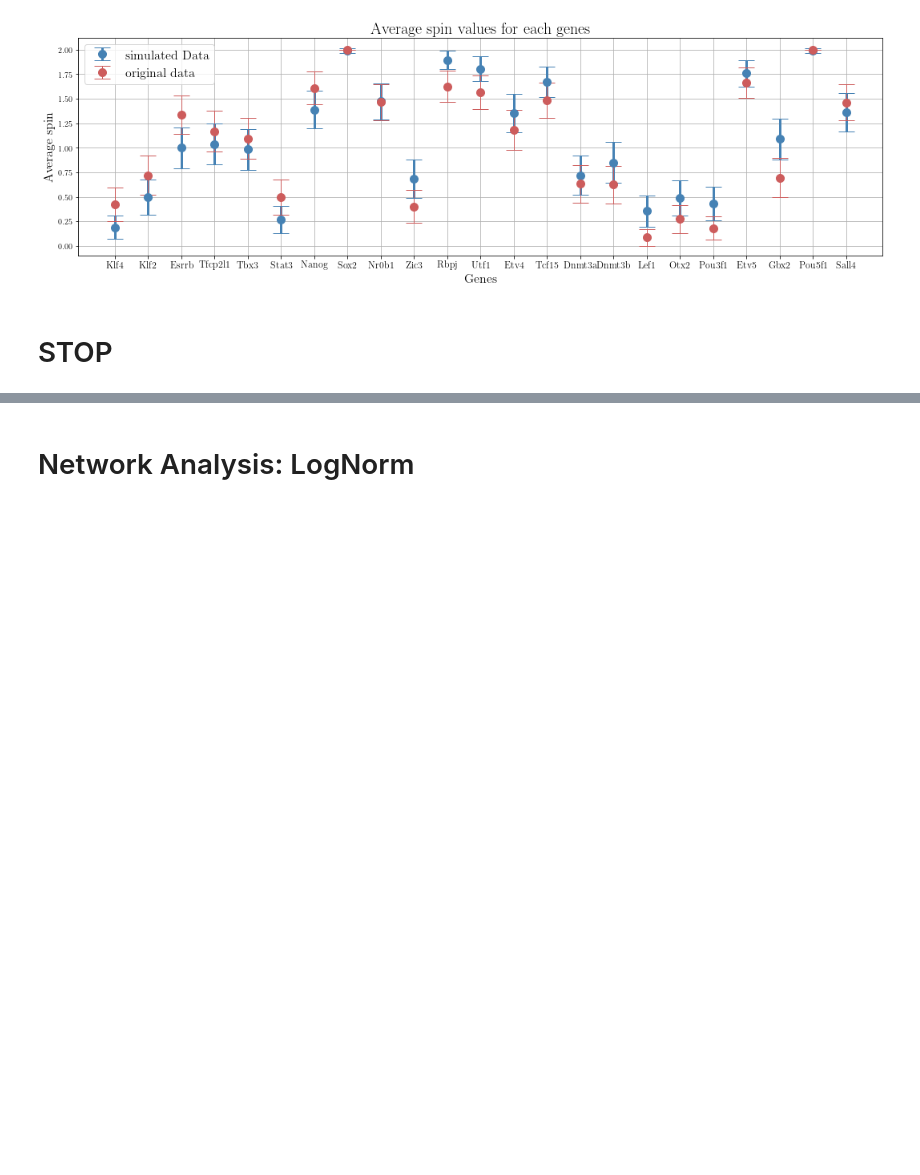
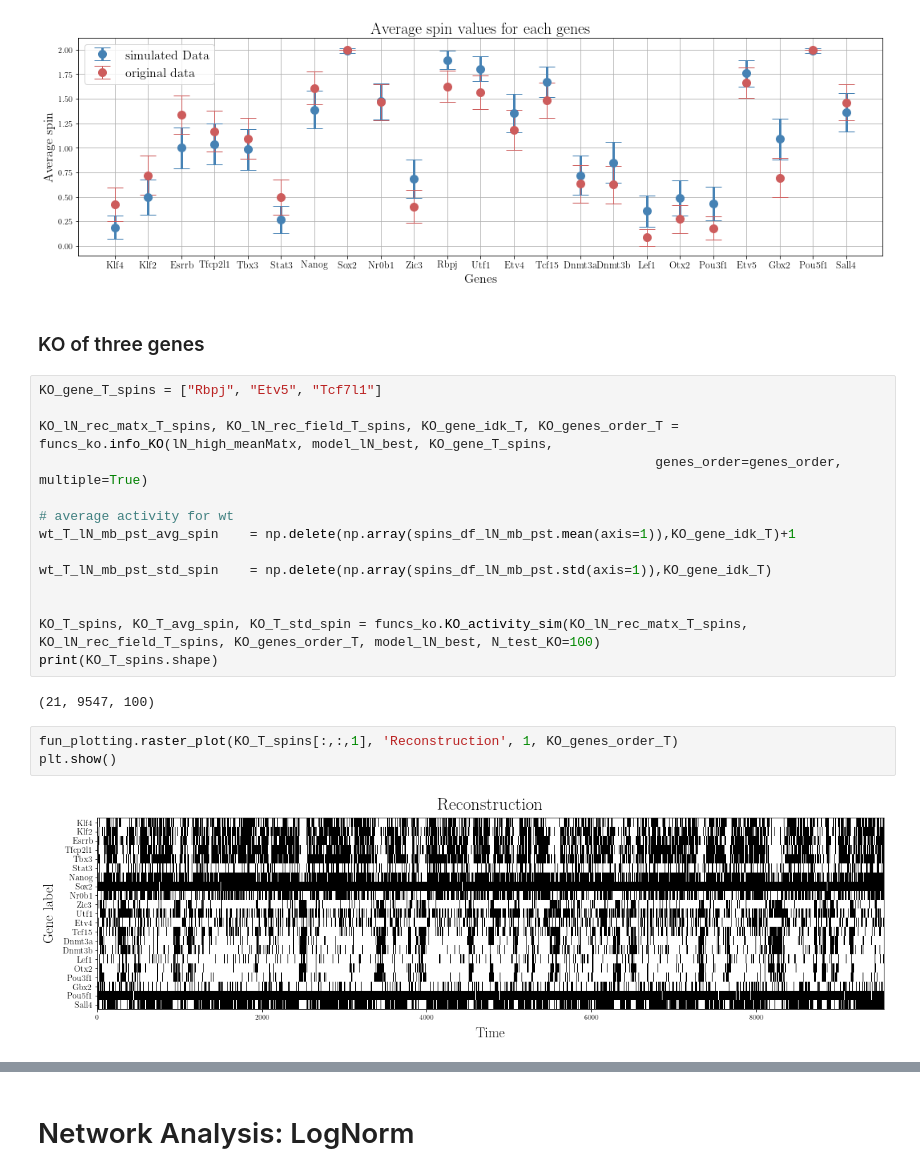
Before and after one commit to CleliaCorridori/GRN_Inference_CODE, a Jupyter notebook: Models_Evaluation.ipynb, the cells around one changed output, grey strips where cells are left out. Cells and saved outputs as stored; diff of their text form; blank space fills up the shorter version.

```diff
--- a/Models_Evaluation.ipynb
+++ b/Models_Evaluation.ipynb
@@ -894,5 +936,26 @@ funcs_ko.KO_plots_oneSim(model_lN_best,KO_lN_rec_matx, KO_lN_rec_field, KO_genes
                 raster=False, avg=True)
 # %% [output]
 [figure]
-# %% [markdown]
-# STOP
+# %% [markdown]
+### KO of three genes
+# %%
+KO_gene_T_spins = ["Rbpj", "Etv5", "Tcf7l1"]
+
+KO_lN_rec_matx_T_spins, KO_lN_rec_field_T_spins, KO_gene_idk_T, KO_genes_order_T = funcs_ko.info_KO(lN_high_meanMatx, model_lN_best, KO_gene_T_spins,
+                                                                               genes_order=genes_order, multiple=True)
+
+# average activity for wt
+wt_T_lN_mb_pst_avg_spin    = np.delete(np.array(spins_df_lN_mb_pst.mean(axis=1)),KO_gene_idk_T)+1
+
+wt_T_lN_mb_pst_std_spin    = np.delete(np.array(spins_df_lN_mb_pst.std(axis=1)),KO_gene_idk_T)
+
+
+KO_T_spins, KO_T_avg_spin, KO_T_std_spin = funcs_ko.KO_activity_sim(KO_lN_rec_matx_T_spins, KO_lN_rec_field_T_spins, KO_genes_order_T, model_lN_best, N_test_KO=100)
+print(KO_T_spins.shape)
+# %% [output]
+(21, 9547, 100)
+# %%
+fun_plotting.raster_plot(KO_T_spins[:,:,1], 'Reconstruction', 1, KO_genes_order_T)
+plt.show()
+# %% [output]
+[figure, added]
```
Also changed, not shown: parts of 9 cells of this notebook, 1 other file.
